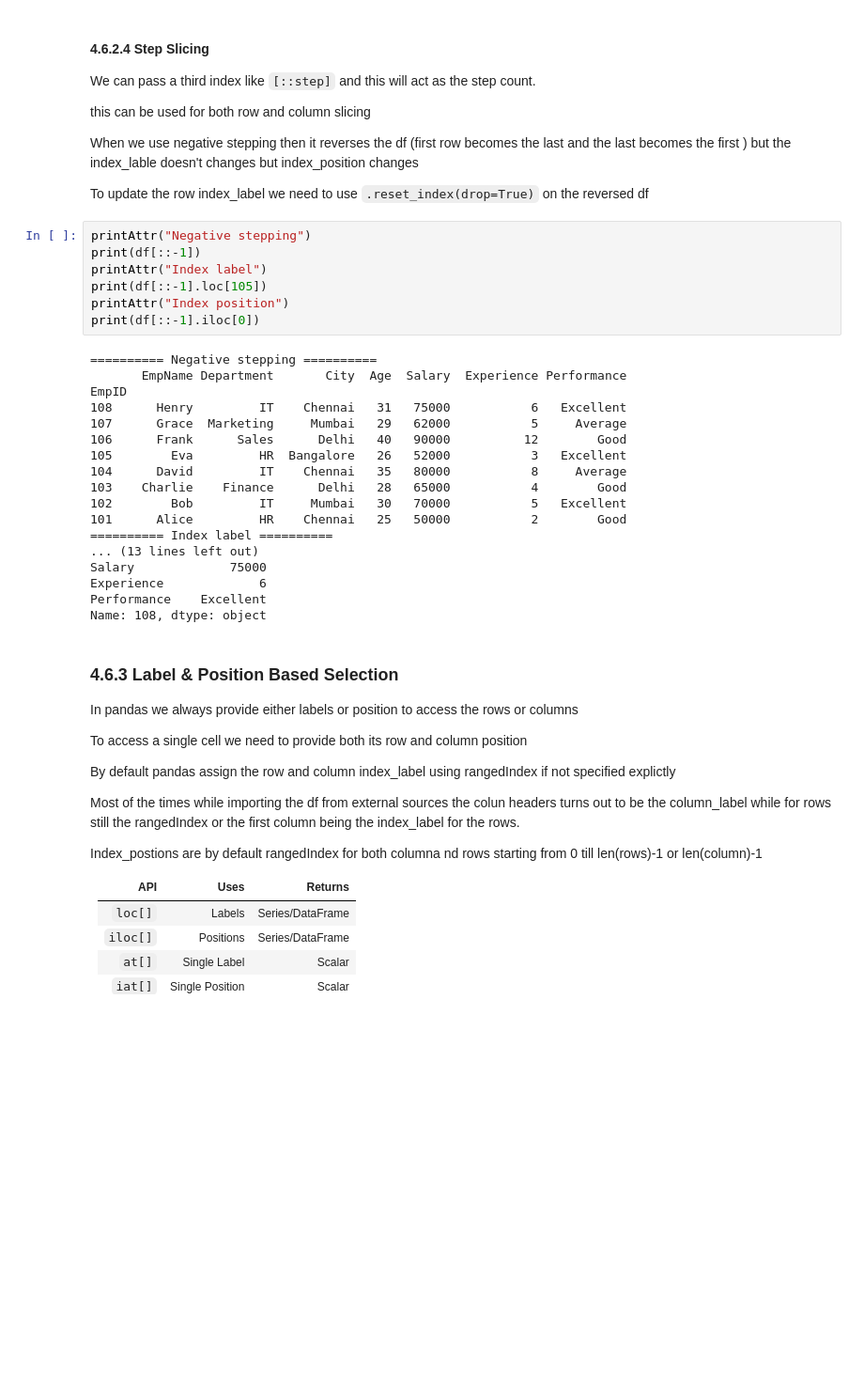
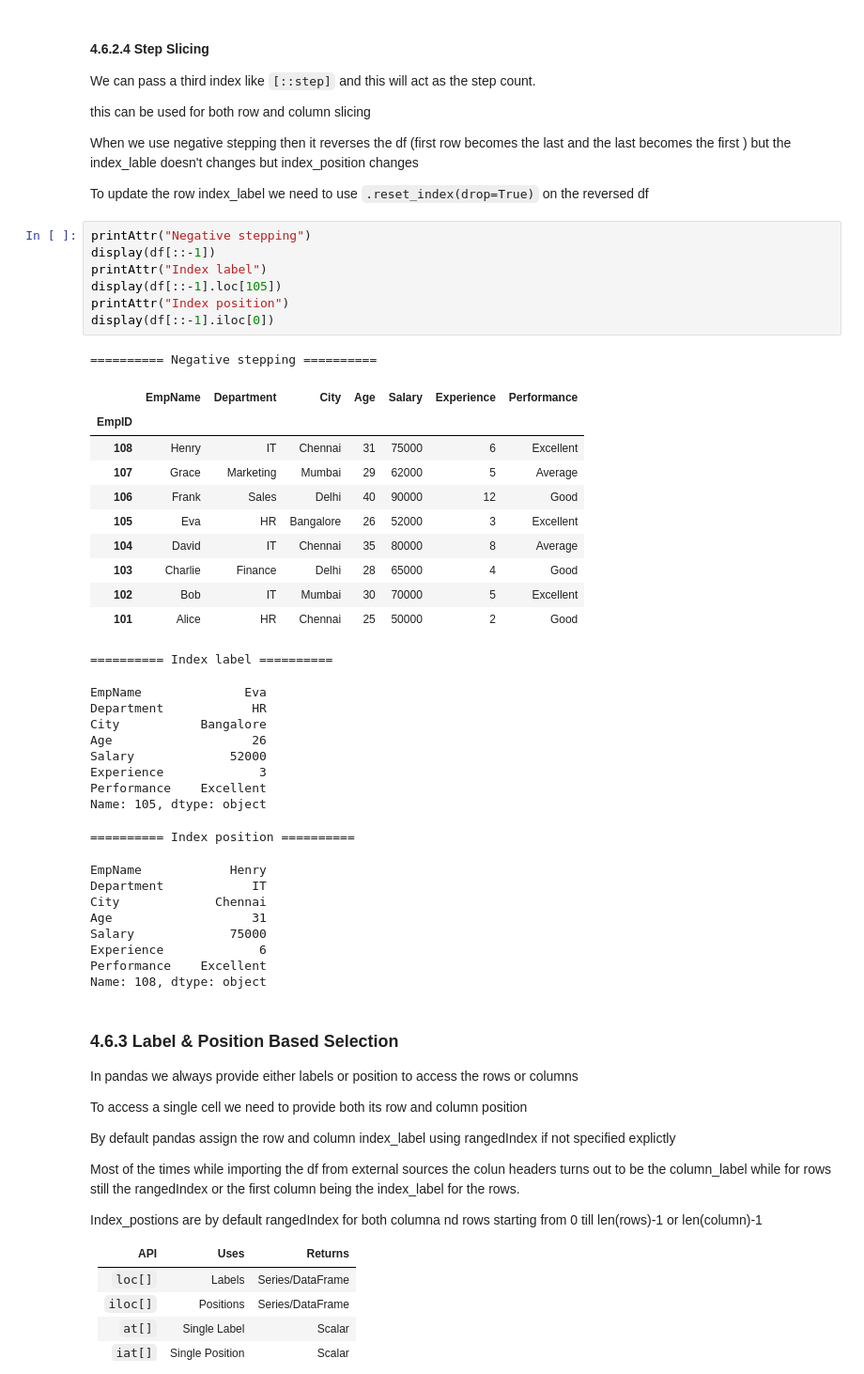
Before and after one commit to Vignesh-S-98/AI-Learn, a Jupyter notebook: pandas/basic_pandas_structured copy.ipynb, the cells around one changed output. Shown at 94% size. Saved outputs shown, nothing was run; the diff lists cells and outputs as text; blank space fills up the shorter version.

```diff
--- a/pandas/basic_pandas_structured copy.ipynb
+++ b/pandas/basic_pandas_structured copy.ipynb
@@ -4725,29 +4747,41 @@ When we use negative stepping then it reverses the df (first row becomes the las
 To update the row index_label we  need to use `.reset_index(drop=True)` on the reversed df
 # %%
 printAttr("Negative stepping")
-print(df[::-1])
+display(df[::-1])
 printAttr("Index label")
-print(df[::-1].loc[105])
+display(df[::-1].loc[105])
 printAttr("Index position")
-print(df[::-1].iloc[0])
+display(df[::-1].iloc[0])
 # %% [output]
 ========== Negative stepping ==========
-       EmpName Department       City  Age  Salary  Experience Performance
-EmpID
-108      Henry         IT    Chennai   31   75000           6   Excellent
-107      Grace  Marketing     Mumbai   29   62000           5     Average
-106      Frank      Sales      Delhi   40   90000          12        Good
-105        Eva         HR  Bangalore   26   52000           3   Excellent
-104      David         IT    Chennai   35   80000           8     Average
-103    Charlie    Finance      Delhi   28   65000           4        Good
-102        Bob         IT     Mumbai   30   70000           5   Excellent
-101      Alice         HR    Chennai   25   50000           2        Good
-========== Index label ==========
-... (13 lines left out)
-Salary             75000
-Experience             6
-Performance    Excellent
-Name: 108, dtype: object
+|  | EmpName | Department | City | Age | Salary | Experience | Performance |
+| EmpID |  |  |  |  |  |  |  |
+| 108 | Henry | IT | Chennai | 31 | 75000 | 6 | Excellent |
+| 107 | Grace | Marketing | Mumbai | 29 | 62000 | 5 | Average |
+| 106 | Frank | Sales | Delhi | 40 | 90000 | 12 | Good |
+| 105 | Eva | HR | Bangalore | 26 | 52000 | 3 | Excellent |
+| 104 | David | IT | Chennai | 35 | 80000 | 8 | Average |
+| 103 | Charlie | Finance | Delhi | 28 | 65000 | 4 | Good |
+| 102 | Bob | IT | Mumbai | 30 | 70000 | 5 | Excellent |
+| 101 | Alice | HR | Chennai | 25 | 50000 | 2 | Good |
+========== Index label ==========
+EmpName              Eva
+Department            HR
+City           Bangalore
+Age                   26
+Salary             52000
+Experience             3
+Performance    Excellent
+Name: 105, dtype: object
+========== Index position ==========
+EmpName            Henry
+Department            IT
+City             Chennai
+Age                   31
+Salary             75000
+Experience             6
+Performance    Excellent
+Name: 108, dtype: object
 # %% [markdown]
 ### 4.6.3 Label & Position Based Selection
 
```
Also changed, not shown: parts of 65 cells of this notebook.
